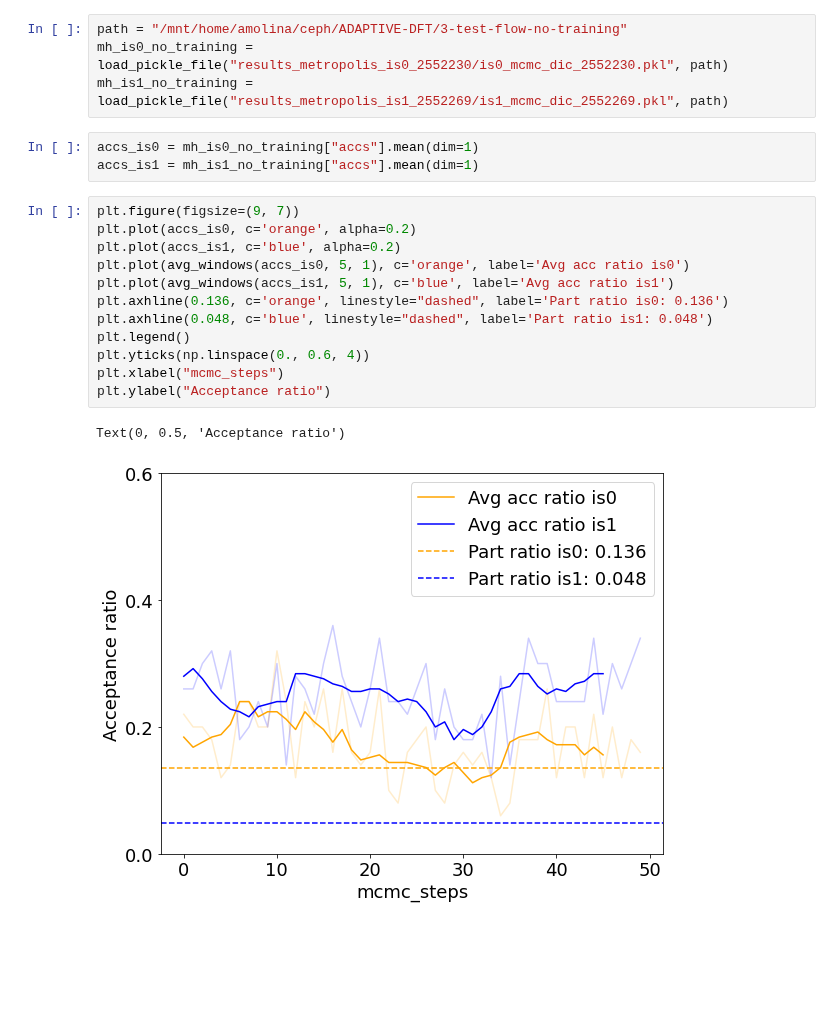
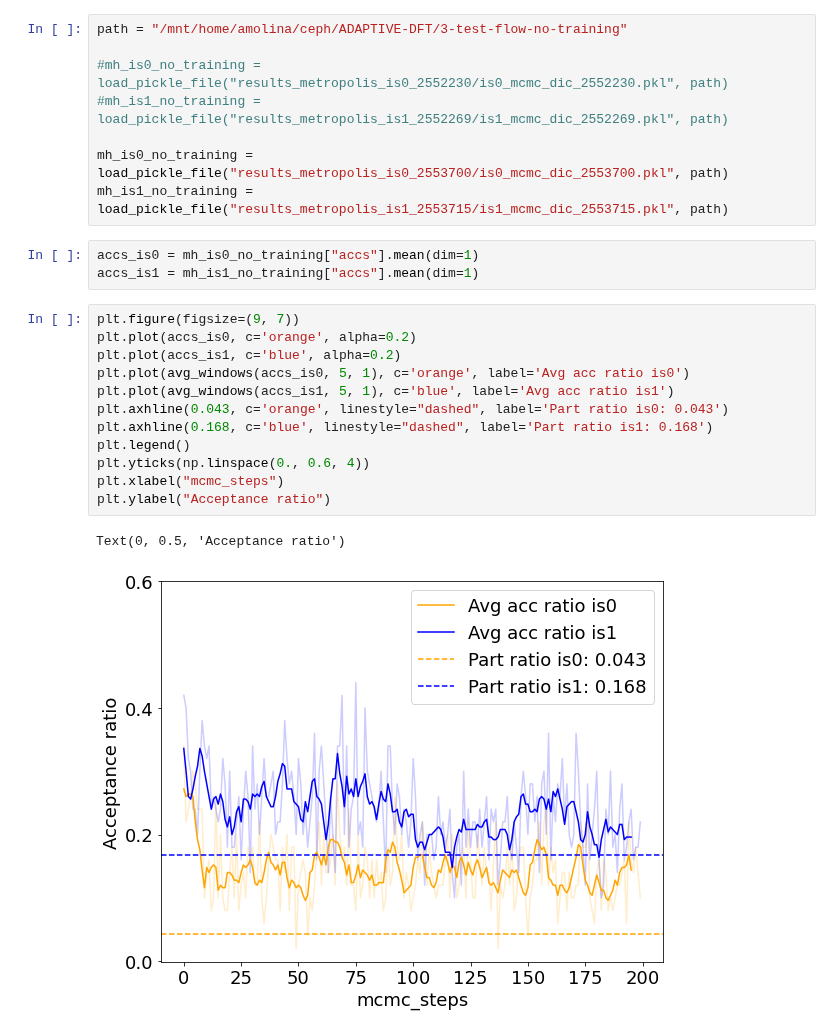
Before and after one commit to anacmolina/ML-DFT, a Jupyter notebook: notebooks/28d - DFT Adaptive and MCMC mixture.ipynb, the cells around one changed output. Drawn from its saved outputs; the diff is of its cells as text; blank space fills up the shorter version.

Commit message:
new plots

```diff
--- a/notebooks/28d - DFT Adaptive and MCMC mixture.ipynb
+++ b/notebooks/28d - DFT Adaptive and MCMC mixture.ipynb
@@ -148,23 +148,27 @@ Text(0, 0.5, 'participation ratio')
 # How participation ratio looks like with only MD training!
 # %%
 path = "/mnt/home/amolina/ceph/ADAPTIVE-DFT/3-test-flow-no-training"
-mh_is0_no_training = load_pickle_file("results_metropolis_is0_2552230/is0_mcmc_dic_2552230.pkl", path)
-mh_is1_no_training = load_pickle_file("results_metropolis_is1_2552269/is1_mcmc_dic_2552269.pkl", path)
+
+#mh_is0_no_training = load_pickle_file("results_metropolis_is0_2552230/is0_mcmc_dic_2552230.pkl", path)
+#mh_is1_no_training = load_pickle_file("results_metropolis_is1_2552269/is1_mcmc_dic_2552269.pkl", path)
+
+mh_is0_no_training = load_pickle_file("results_metropolis_is0_2553700/is0_mcmc_dic_2553700.pkl", path)
+mh_is1_no_training = load_pickle_file("results_metropolis_is1_2553715/is1_mcmc_dic_2553715.pkl", path)
 # %%
 accs_is0 = mh_is0_no_training["accs"].mean(dim=1)
 accs_is1 = mh_is1_no_training["accs"].mean(dim=1)
 # %%
 plt.figure(figsize=(9, 7))
 plt.plot(accs_is0, c='orange', alpha=0.2)
 plt.plot(accs_is1, c='blue', alpha=0.2)
 plt.plot(avg_windows(accs_is0, 5, 1), c='orange', label='Avg acc ratio is0')
 plt.plot(avg_windows(accs_is1, 5, 1), c='blue', label='Avg acc ratio is1')
-plt.axhline(0.136, c='orange', linestyle="dashed", label='Part ratio is0: 0.136')
-plt.axhline(0.048, c='blue', linestyle="dashed", label='Part ratio is1: 0.048')
+plt.axhline(0.043, c='orange', linestyle="dashed", label='Part ratio is0: 0.043')
+plt.axhline(0.168, c='blue', linestyle="dashed", label='Part ratio is1: 0.168')
 plt.legend()
 plt.yticks(np.linspace(0., 0.6, 4))
 plt.xlabel("mcmc_steps")
 plt.ylabel("Acceptance ratio")
 # %% [output]
 Text(0, 0.5, 'Acceptance ratio')
-[figure, old version]
+[figure, new version]
```
Also changed, not shown: parts of 1 cell of this notebook, 1 other file.
